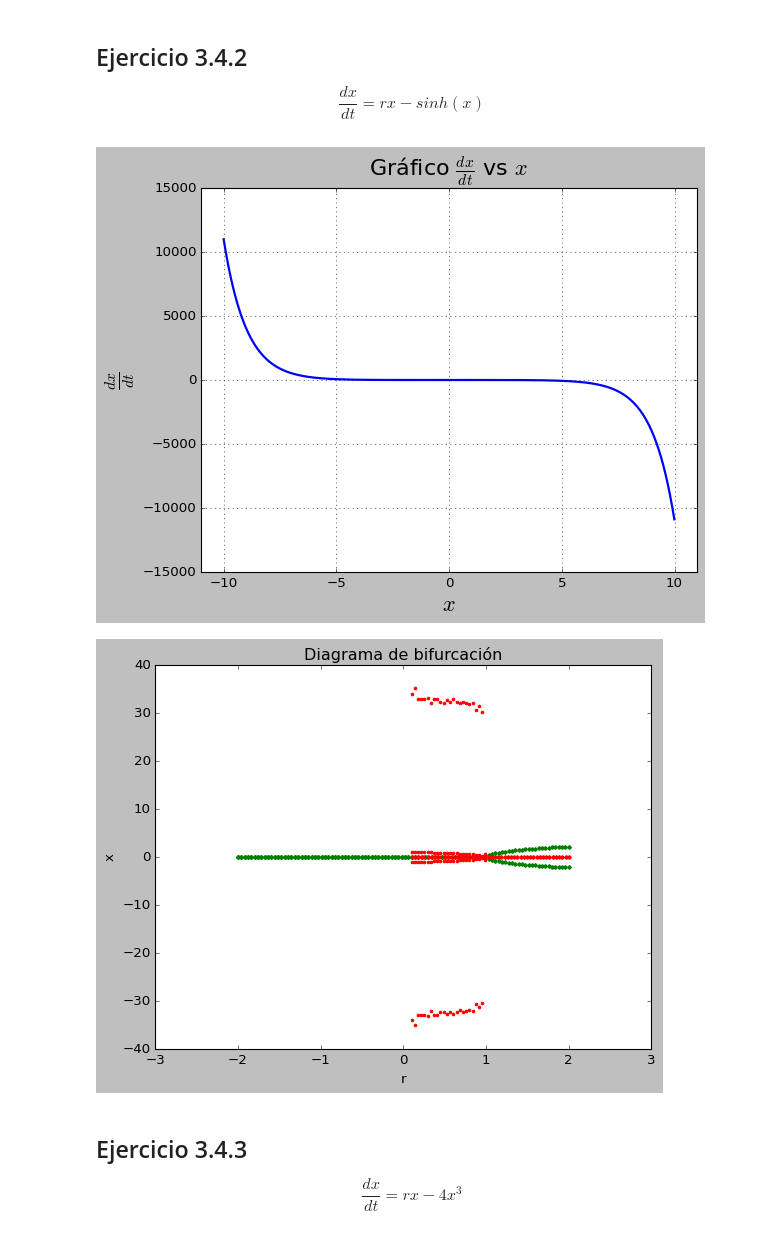
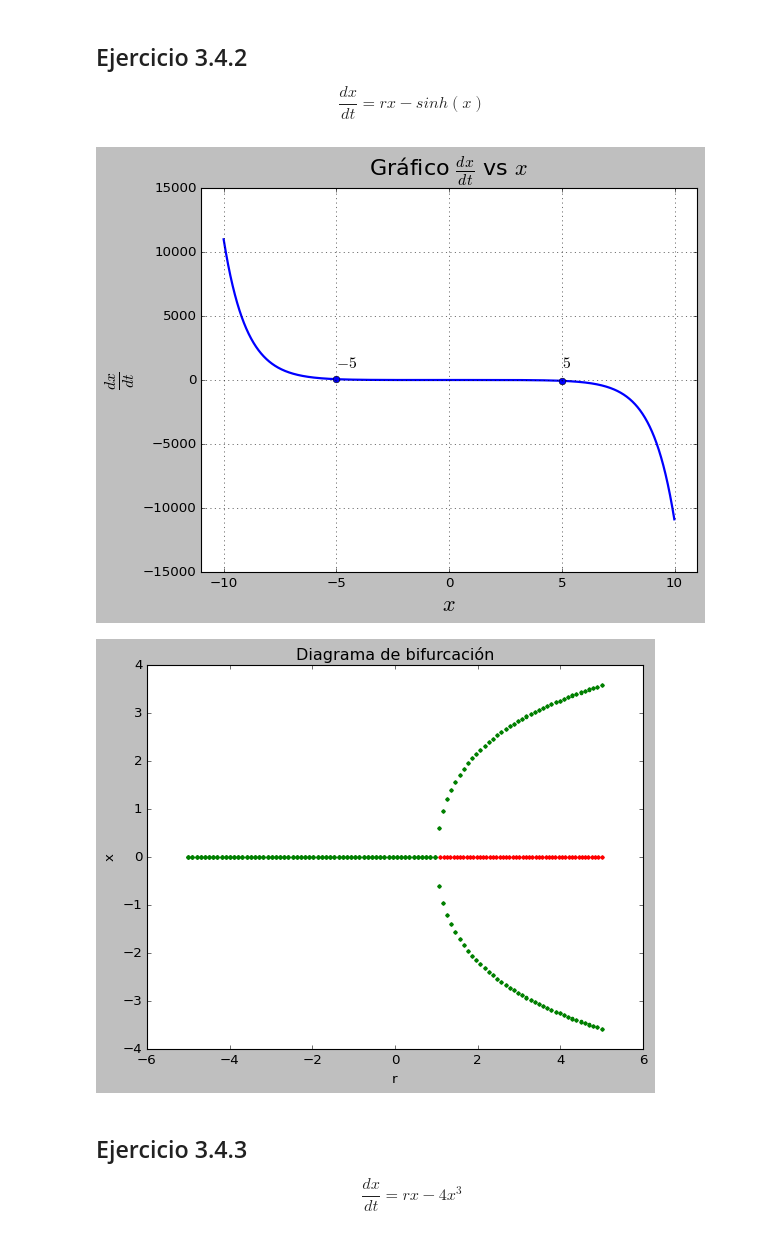
Before and after one commit to EyberRosero/Modelado-y-Simulacion-, a Jupyter notebook: Ejercicios_Bifurcaciones.ipynb, the cells around one changed output. Drawn from its saved outputs; the diff is of its cells as text; code cells hidden in the pictures.

```diff
--- a/Ejercicios_Bifurcaciones.ipynb
+++ b/Ejercicios_Bifurcaciones.ipynb
@@ -24,6 +24,14 @@ dxdt= 2*x-np.sinh(x)
 fig = plt.figure()
 plt.plot( x, dxdt, linewidth = 2)
 plt.title(r'Gráfico $\frac{dx}{dt}$ vs $x$', fontsize=20)
+px1 = 5
+py1 = 2*px1-np.sinh(px1)
+px2 = -5
+py2 = 2*px2-np.sinh(px2)
+punto = plt.plot([px1], [py1], 'bo')
+nota = plt.annotate(r'$5$',xy=(px1, py1),xycoords='data',xytext=(5,1000),fontsize=14)
+punto2 = plt.plot([px2], [py2], 'bo')
+nota2 = plt.annotate(r'$-5$',xy=(px2, py2),xycoords='data',xytext=(-5,1000),fontsize=14)
 plt.xlim([-11, 11])
 #plt.ylim([2.5, 5.5])
 plt.xlabel(r'$x$', fontsize=20)
@@ -31,7 +39,7 @@ plt.ylabel(r'$\frac{dx}{dt}$', fontsize=20)
 plt.grid()
 plt.show()
 # %% [output]
-[figure, old version]
+[figure, new version]
 # %%
 def sistema_2(t, x,a,b):
     x_dot = a*x-np.sinh(x)
@@ -39,35 +47,35 @@ def sistema_2(t, x,a,b):
 # %%
 b = 4,3
 x0 = np.linspace(-10,10,10)
 tspan = [0, 100]
-r = np.linspace(-2,2,100)
+r = np.linspace(-5,5,100)
 tic = time.time()
 for j in range(len(r)):
     sol = solve_ivp(sistema_2, tspan, x0,args=(r[j],b))
     t = sol.t
     x = sol.y
     for i in range(x0.size):
         plt.scatter(r[j],x[i,-1] , color='green', marker='.')
 
 x0 = np.linspace(-.1,.1,5)
 tspan = [0, -100]
 
-r = np.linspace(0.1,2,50)
+r = np.linspace(1.1,5,50)
 tic = time.time()
 for j in range(r.size):
     sol = solve_ivp(sistema_2, tspan, x0,args=(r[j],b))
     t = sol.t
     x = sol.y
     for i in range(x0.size):
         plt.scatter(r[j],x[i,-1] , color='red', marker='.')
         plt.title('Diagrama de bifurcación')
         plt.xlabel('r')
         plt.ylabel('x')
 
 toc = time.time()
 plt.show()
 # %% [output]
-[figure, old version]
+[figure, new version]
 # %% [markdown]
 ## Ejercicio 3.4.3
 
```
Also changed, not shown: parts of 2 cells of this notebook.
